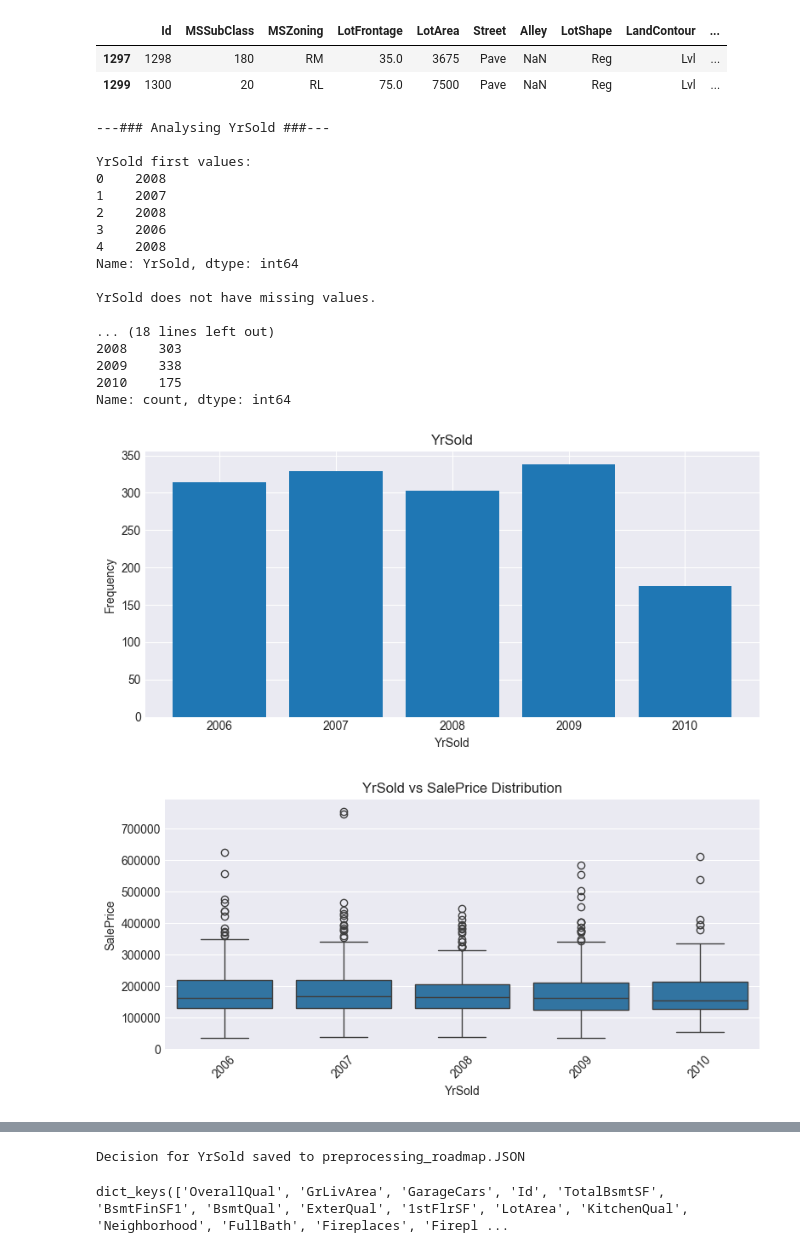
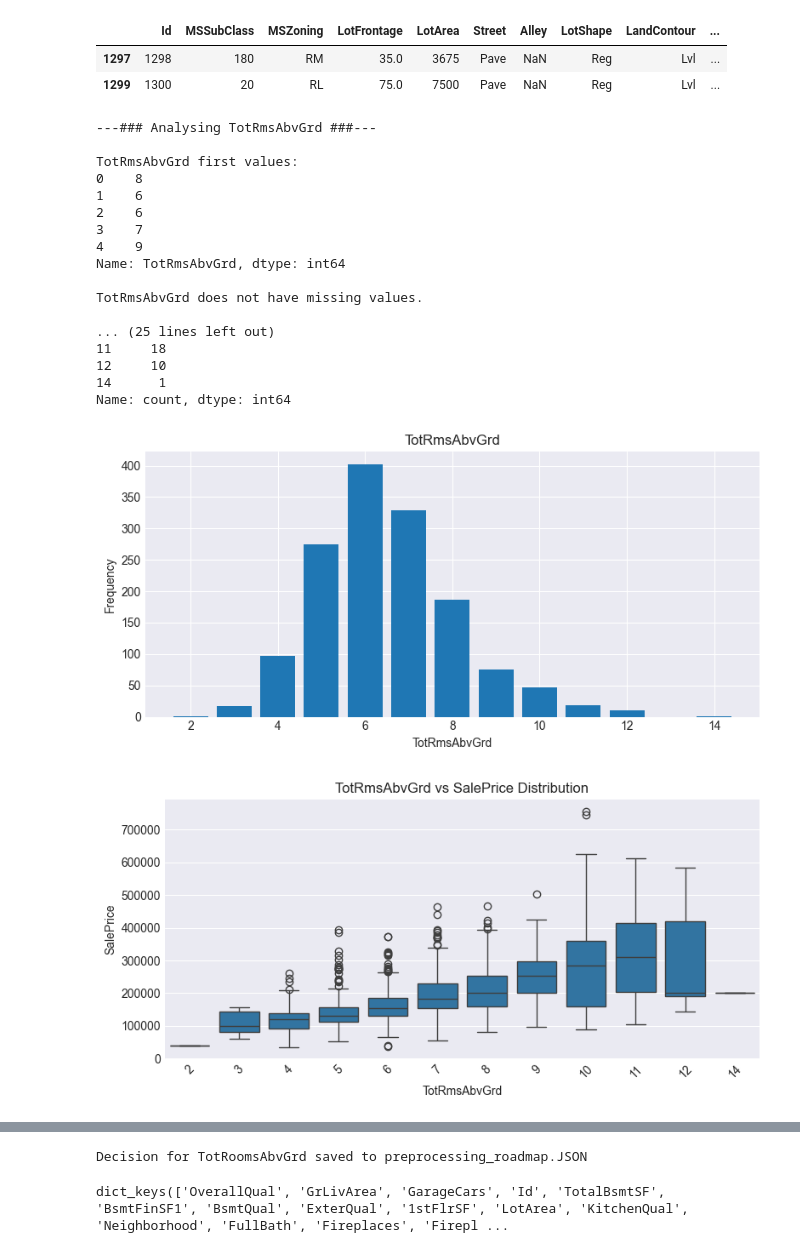
Before and after one commit to lopez-davcio/learning-journal, a Jupyter notebook: ames-housing-regression/ames-housing-analysis.ipynb, the cells around one changed output, grey strips where cells are left out. Saved outputs shown, nothing was run; the diff lists cells and outputs as text; code cells hidden in the pictures.

Commit message:
EDA: Analyse '2ndFlrSF', 'OverallCond', 'GarageFinish', 'MSZoning' and 'TotRoomsAbvGrd'

```diff
--- a/ames-housing-regression/ames-housing-analysis.ipynb
+++ b/ames-housing-regression/ames-housing-analysis.ipynb
@@ -149,35 +149,35 @@ df.iloc[1297:1299]
 # %%
 # instantiate an analyser class object
 analyser = eda_tools.FeatureAnalyser(df, 'SalePrice')
 
 # set feature to study (set to None indexing method not needed)
-feature_importance_index = 14 # index at feature importance list, set it `None` if feature name is used instead
+feature_importance_index = 19 # index at feature importance list, set it `None` if feature name is used instead
 feature_name = None # set it to `None` if index is used instead
 
 # analyse feature indexed by feature importance
 if feature_importance_index != None:
     analyser.autoanalyse_feature(cb_feature_importances.index[feature_importance_index])
 
 # analyse feature indexed by name
 if feature_name != None:
     analyser.autoanalyse_feature(feature_name)
 # %% [output]
----### Analysing YrSold ###---
+---### Analysing TotRmsAbvGrd ###---
 
-YrSold first values:
-0    2008
-1    2007
-2    2008
-3    2006
-4    2008
-Name: YrSold, dtype: int64
+TotRmsAbvGrd first values:
+0    8
+1    6
+2    6
+3    7
+4    9
+Name: TotRmsAbvGrd, dtype: int64
 
-YrSold does not have missing values.
+TotRmsAbvGrd does not have missing values.
 
-... (18 lines left out)
-2008    303
-2009    338
-2010    175
+... (25 lines left out)
+11     18
+12     10
+14      1
 Name: count, dtype: int64
-[figure, old version]
+[figure, new version]
-[figure, old version]
+[figure, new version]
@@ -185,6 +185,6 @@ Name: count, dtype: int64
 # %%
 # save feature engineering tasks to perform to roadmap json file
-analyser.save_decision('YrSold',
+analyser.save_decision('TotRoomsAbvGrd',
                         impute= False,
                         encode= False,
                         scale=True,
@@ -192,9 +192,9 @@ analyser.save_decision('YrSold',
                         clip= False,
                         group_cat= False,
                         drop= False,
-                        reason= "Numerical discrete. Create 'age_at_sale' subtracting 'YearBuilt'.")
+                        reason= "Ordinal. The relationship with target variable seems linear positive.")
 # %% [output]
-Decision for YrSold saved to preprocessing_roadmap.JSON
+Decision for TotRoomsAbvGrd saved to preprocessing_roadmap.JSON
 # %%
 # inspect roadmap
 analyser.roadmap.keys()
```
Also changed, not shown: parts of 2 cells of this notebook, 1 other file.
